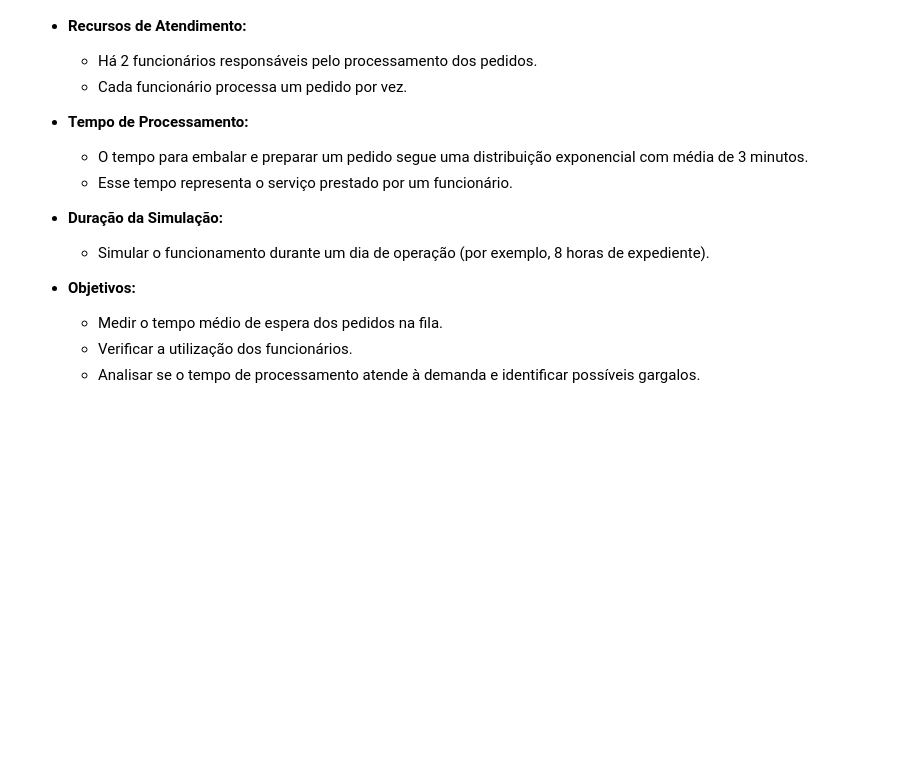
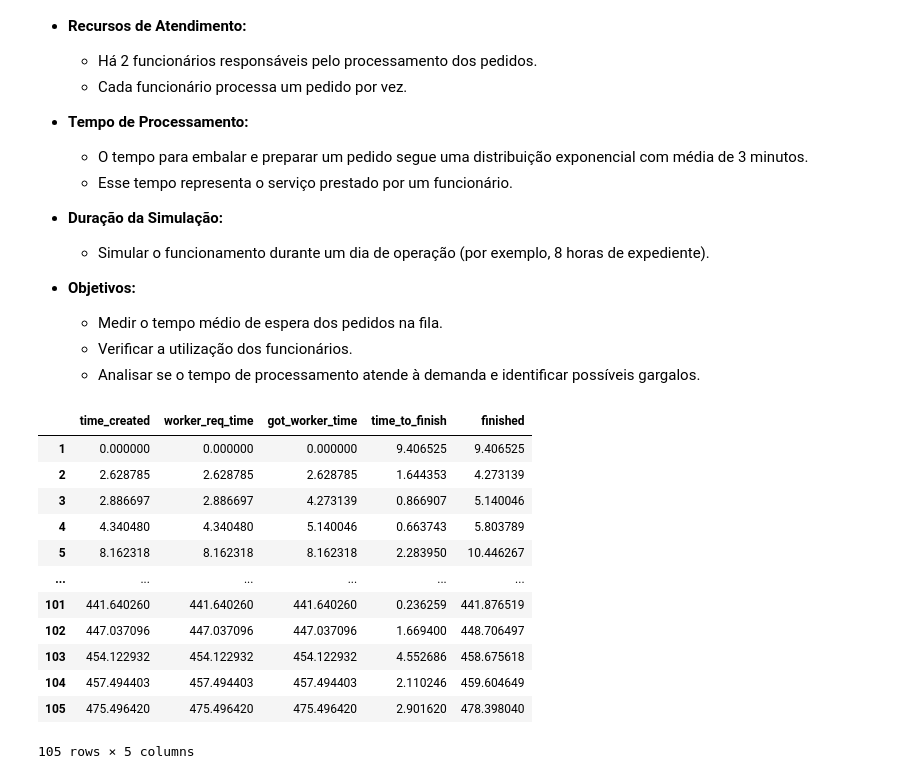
Before and after one commit to nasserboan/projx, a Jupyter notebook: notebooks/case1.ipynb, the cells around one changed output. Cells and saved outputs as stored; diff of their text form; code cells hidden in the pictures; blank space fills up the shorter version.

```diff
--- a/notebooks/case1.ipynb
+++ b/notebooks/case1.ipynb
@@ -43,0 +91,19 @@ logger.addHandler(console_handler)
+# %%
+(
+    pd.DataFrame.from_dict(op.order_data, orient='index', columns=['time_created'])
+    .merge(pd.DataFrame.from_dict(ecom.orders, orient='index'), left_index=True, right_index=True)
+)
+# %% [output]
+|  | time_created | worker_req_time | got_worker_time | time_to_finish | finished |
+| 1 | 0.000000 | 0.000000 | 0.000000 | 9.406525 | 9.406525 |
+| 2 | 2.628785 | 2.628785 | 2.628785 | 1.644353 | 4.273139 |
+| 3 | 2.886697 | 2.886697 | 4.273139 | 0.866907 | 5.140046 |
+| 4 | 4.340480 | 4.340480 | 5.140046 | 0.663743 | 5.803789 |
+| 5 | 8.162318 | 8.162318 | 8.162318 | 2.283950 | 10.446267 |
+| ... | ... | ... | ... | ... | ... |
+| 101 | 441.640260 | 441.640260 | 441.640260 | 0.236259 | 441.876519 |
+| 102 | 447.037096 | 447.037096 | 447.037096 | 1.669400 | 448.706497 |
+| 103 | 454.122932 | 454.122932 | 454.122932 | 4.552686 | 458.675618 |
+| 104 | 457.494403 | 457.494403 | 457.494403 | 2.110246 | 459.604649 |
+| 105 | 475.496420 | 475.496420 | 475.496420 | 2.901620 | 478.398040 |
+105 rows × 5 columns
```
Also changed, not shown: parts of 15 cells of this notebook.
